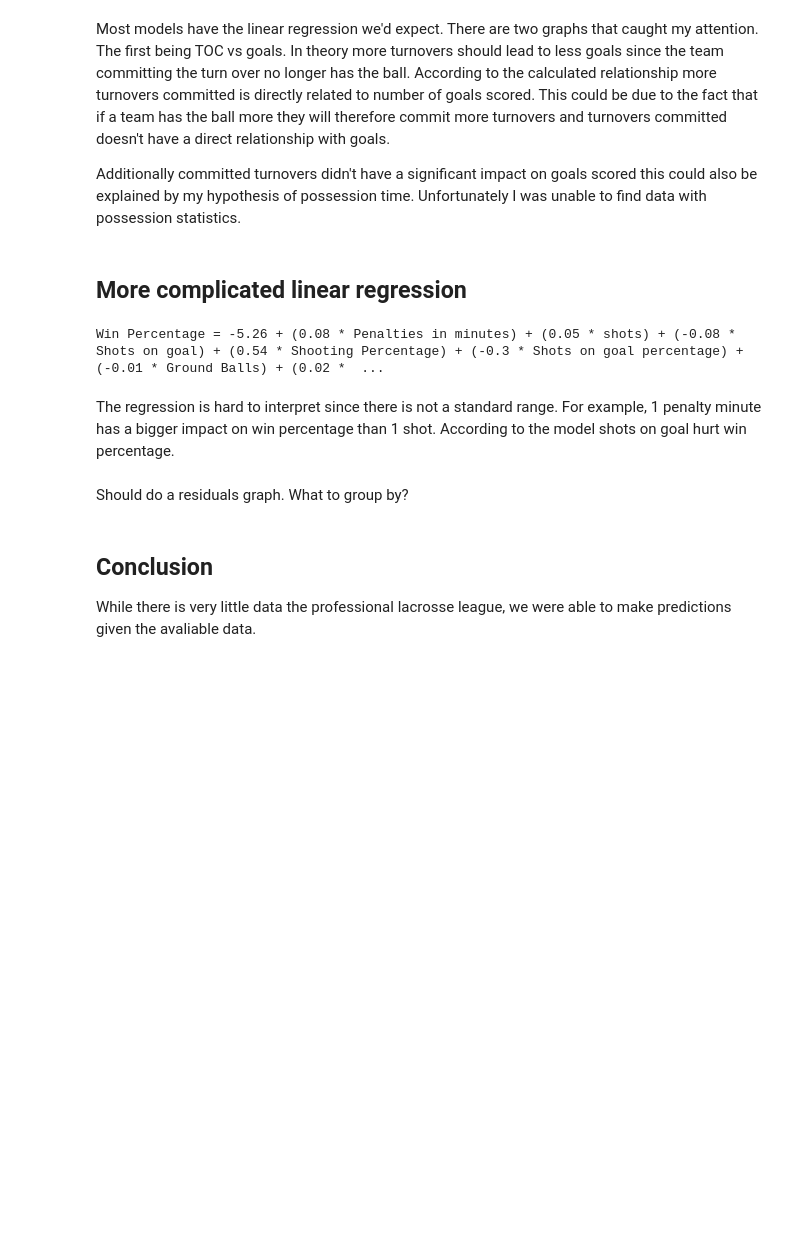
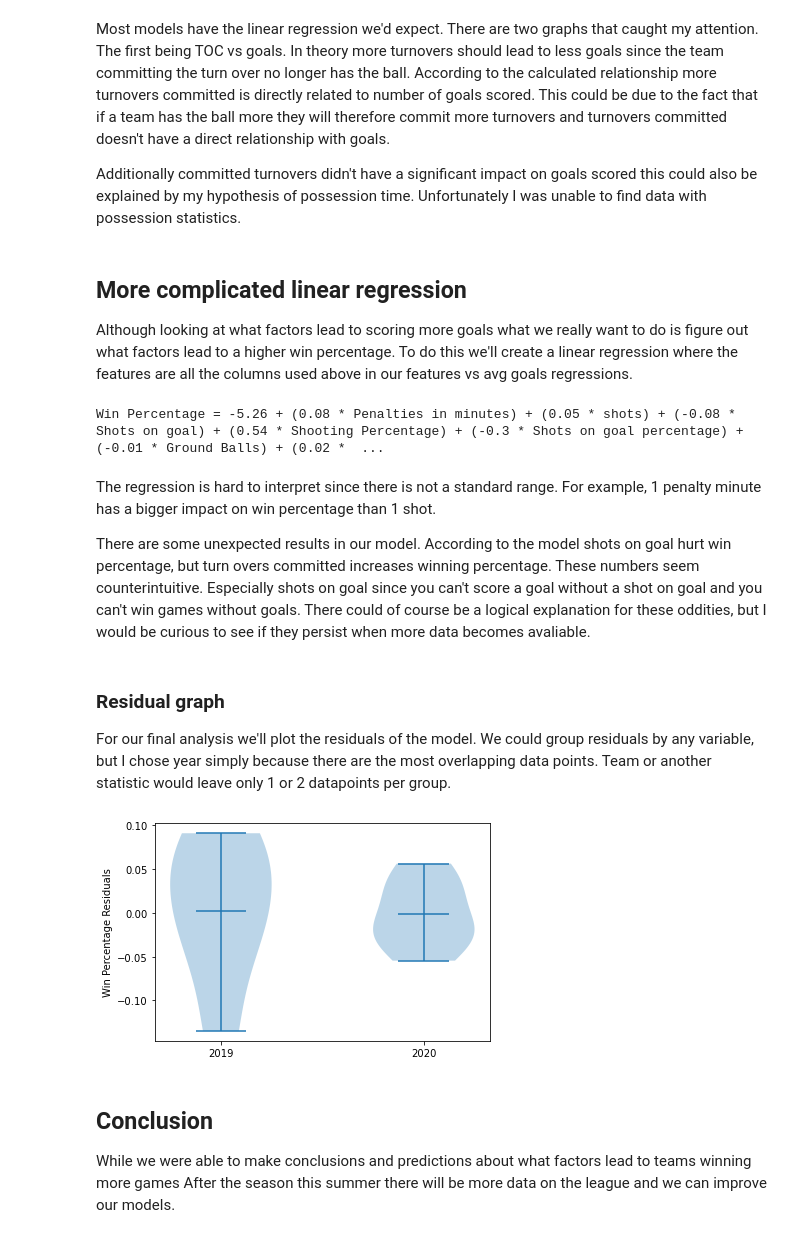
Before and after one commit to jpperret/how-to-win-pll-games, a Jupyter notebook: notebooks/how-to-win-pll-games.ipynb, the cells around one changed output. Cells and saved outputs as stored; diff of their text form; code cells hidden in the pictures; blank space fills up the shorter version.

Commit message:
adding more explanation

```diff
--- a/notebooks/how-to-win-pll-games.ipynb
+++ b/notebooks/how-to-win-pll-games.ipynb
@@ -261,7 +291,6 @@ I will also ignore columns that are dependent of goals. For example assits and f
 
 A list of the columns being used are as follows:
 # %%
-# pick relevant data points
 shots_regr_cols = ['PIM', 'Shts', 'SOG', 'S%', 'SG%', 'GB', 'TOC', 'CTO', 'FO%']
 
 # create a dictionary of empty lists to add data to
@@ -278,9 +307,8 @@ for year in SEASONS:
             row = row.iloc[0]
             for c in shots_regr_cols:
                 if not (np.isnan(row[c]) or np.isnan(row['G'])):
-                    games_played = row.W + row.L
                     shots_regr_cols_data[c][0].append(row[c]) # x data
-                    shots_regr_cols_data[c][1].append(row['G']/games_played) # y data
+                    shots_regr_cols_data[c][1].append(row['G']/row['games_played']) # y data
 
 # plot graphs and linear regressions
 i = 1
@@ -316,6 +344,9 @@ Most models have the linear regression we'd expect. There are two graphs that ca
 Additionally committed turnovers didn't have a significant impact on goals scored this could also be explained by my hypothesis of possession time. Unfortunately I was unable to find data with possession statistics.
 # %% [markdown]
 ## More complicated linear regression
+
+Although looking at what factors lead to scoring more goals what we really want to do is figure out what factors lead to a higher win percentage.
+To do this we'll create a linear regression where the features are all the columns used above in our features vs avg goals regressions.
 # %%
 X = teams_df[shots_regr_cols]
 y = teams_df['win_pct']
@@ -330,10 +361,25 @@ print(regr_str)
 # %% [output]
 Win Percentage = -5.26 + (0.08 * Penalties in minutes) + (0.05 * shots) + (-0.08 * Shots on goal) + (0.54 * Shooting Percentage) + (-0.3 * Shots on goal percentage) + (-0.01 * Ground Balls) + (0.02 *  ...
 # %% [markdown]
-The regression is hard to interpret since there is not a standard range. For example, 1 penalty minute has a bigger impact on win percentage than 1 shot. According to the model shots on goal hurt win percentage.
+The regression is hard to interpret since there is not a standard range. For example, 1 penalty minute has a bigger impact on win percentage than 1 shot.
+
+
+There are some unexpected results in our model. According to the model shots on goal hurt win percentage, but turn overs committed increases winning percentage.
+These numbers seem counterintuitive. Especially shots on goal since you can't score a goal without a shot on goal and you can't win games without goals.
+There could of course be a logical explanation for these oddities, but I would be curious to see if they persist when more data becomes avaliable.
 # %% [markdown]
-Should do a residuals graph. What to group by?
+### Residual graph
+For our final analysis we'll plot the residuals of the model. We could group residuals by any variable, but I chose year simply because there are the most overlapping data points. Team or another statistic would leave only 1 or 2 datapoints per group.
+# %%
+teams_df['residual'] = teams_df['win_pct'] - num_wins_regr.predict(teams_df[shots_regr_cols])
+plt.violinplot([teams_df.loc[teams_df['Year'] == year]['residual'] for year in SEASONS], showmeans=True)
+plt.ylabel('Win Percentage Residuals')
+plt.xticks([1,2], SEASONS)
+plt.show()
+# %% [output]
+[figure, added]
 # %% [markdown]
 ## Conclusion
 
-While there is very little data the professional lacrosse league, we were able to make predictions given the avaliable data.
+While we were able to make conclusions and predictions about what factors lead to teams winning more games
+After the season this summer there will be more data on the league and we can improve our models.
```
Also changed, not shown: parts of 16 cells of this notebook.
